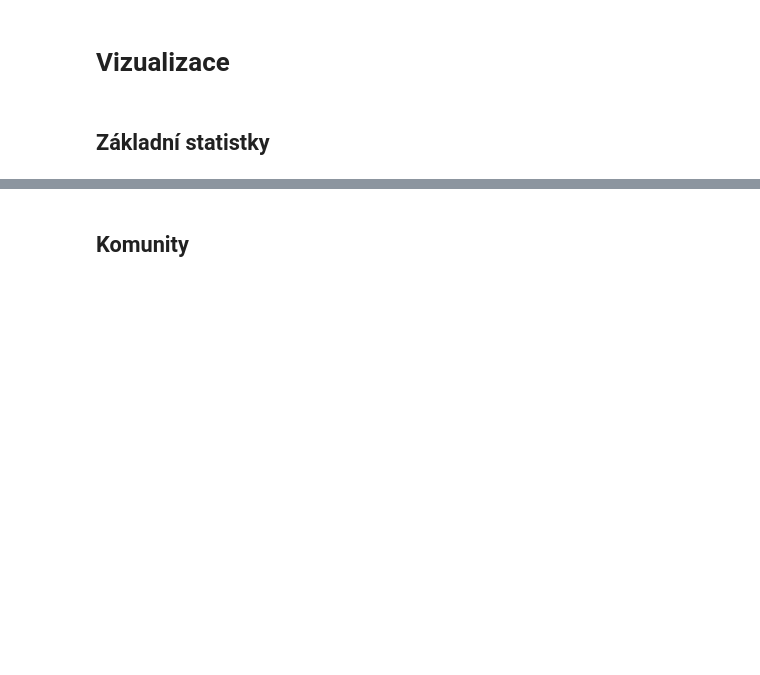
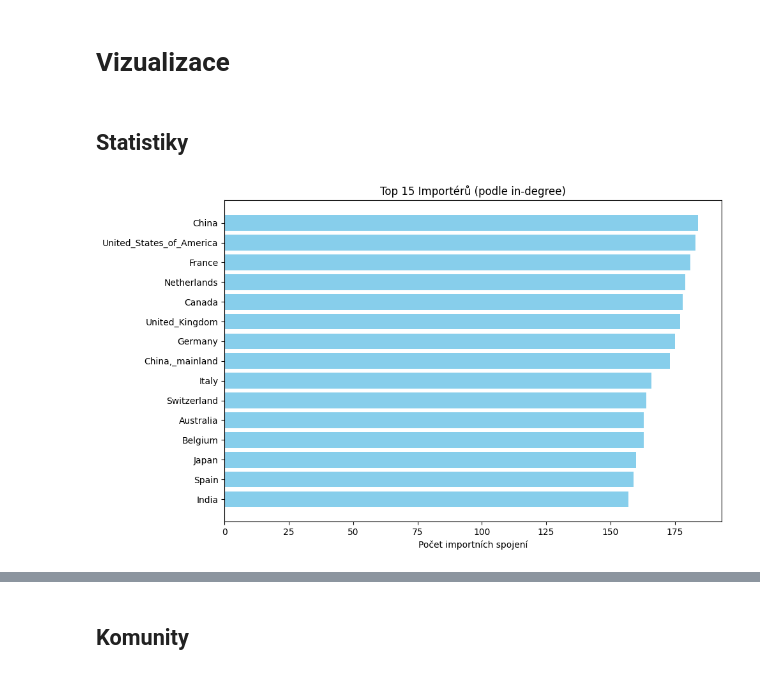
Before and after one commit to SLI0124/metody-analyzy-siti-ii, a Jupyter notebook: projects/implementation.ipynb, the cells around one changed output, grey strips where cells are left out. Cells and saved outputs as stored; diff of their text form; code cells hidden in the pictures; blank space fills up the shorter version.

```diff
--- a/projects/implementation.ipynb
+++ b/projects/implementation.ipynb
@@ -322,5 +435,25 @@ layers_df.head()
 # Komunity
 # %% [markdown]
 # Vizualizace
-# %% [markdown]
-## Základní statistky
+# %% [markdown]
+## Statistiky
+# %%
+# Calculate in-degree (number of incoming edges) for each node in the weighted projection
+in_degrees = dict(G_weighted.in_degree())
+
+# Get top 15 importers by in-degree
+top_importers = sorted(in_degrees.items(), key=lambda x: x[1], reverse=True)[:15]
+
+# Prepare labels and values
+labels = [node_id_to_label[node_id] for node_id, _ in top_importers]
+values = [deg for _, deg in top_importers]
+
+plt.figure(figsize=(10, 6))
+plt.barh(labels[::-1], values[::-1], color='skyblue')
+plt.xlabel('Počet importních spojení')
+plt.title('Top 15 Importérů (podle in-degree)')
+plt.tight_layout()
+plt.savefig(PLOT_DIR / "top_15_importers.png", dpi=300)
+plt.show()
+# %% [output]
+[figure, added]
```
Also changed, not shown: parts of 18 cells of this notebook.
